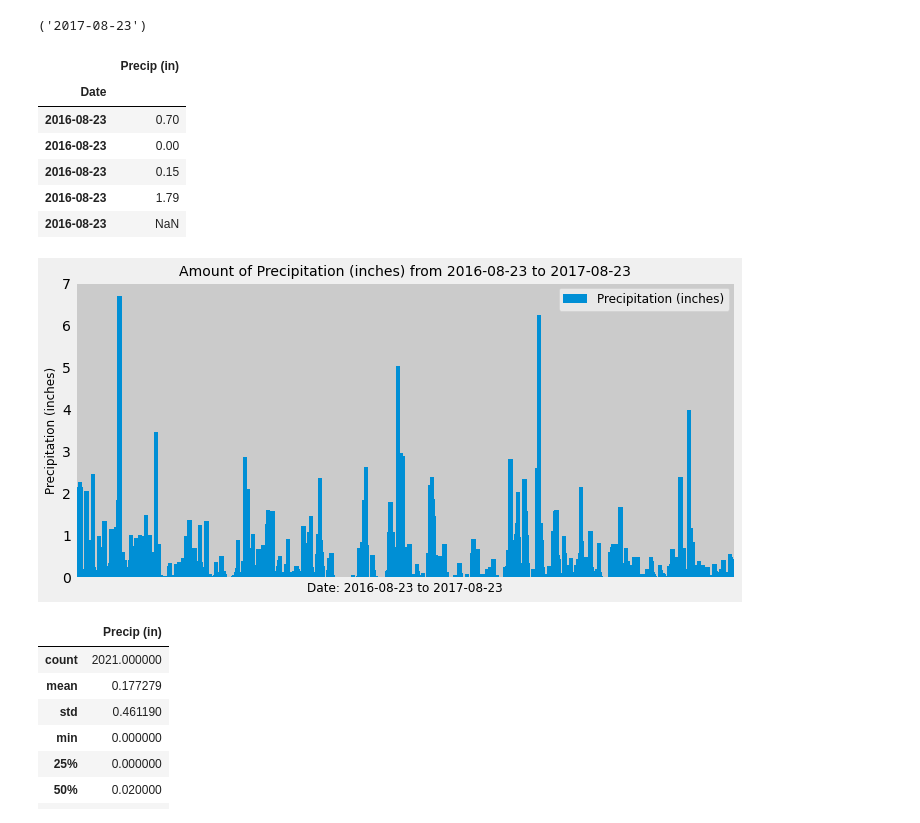
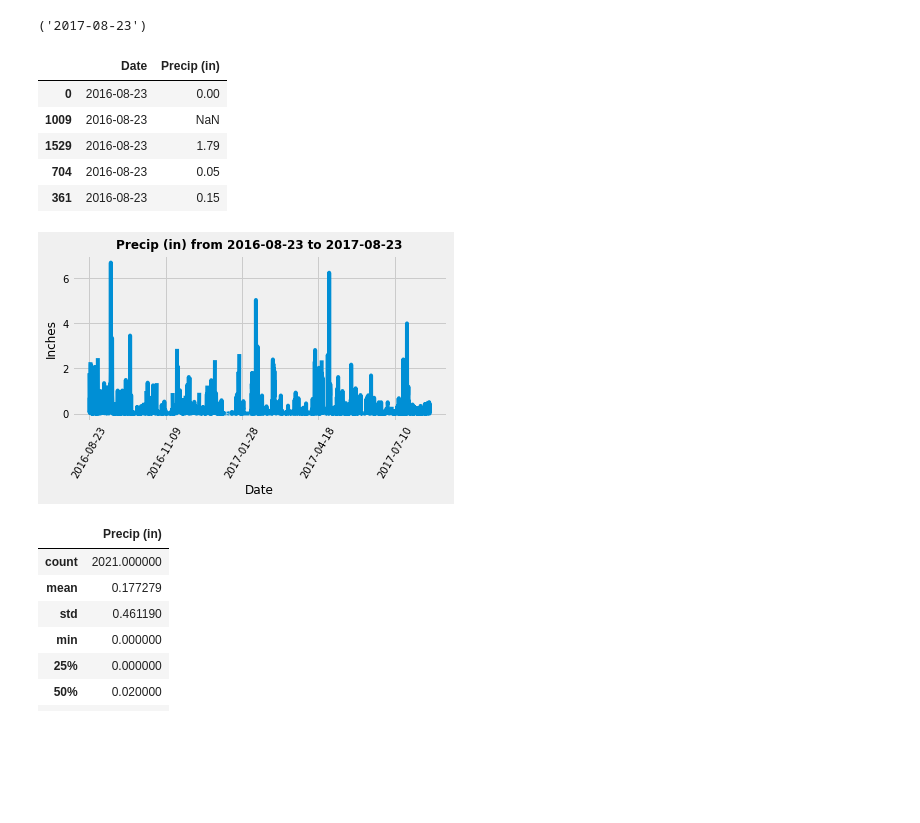
Before and after one commit to austin3216/sqlalchemy-challenge, a Jupyter notebook: climate_starter.ipynb, the cells around one changed output. Drawn from its saved outputs; the diff is of its cells as text; code cells hidden in the pictures; blank space fills up the shorter version.

Commit message:
Cleanup jupyter nb - new precip plot

```diff
--- a/climate_starter.ipynb
+++ b/climate_starter.ipynb
@@ -80,45 +80,54 @@ session.query(Measurement.date).order_by(Measurement.date.desc()).first()
 one_year_ago = dt.date(2017, 8, 23) - dt.timedelta(days=365)
 
 # Perform a query to retrieve the data and precipitation scores
-last_year_prcp = session.query(Measurement.date, Measurement.prcp).filter(Measurement.date >= one_year_ago).order_by(Measurement.date.desc()).all()
-# for measure in last_year_prcp:
+results = session.query(Measurement.date, Measurement.prcp).filter(Measurement.date >= one_year_ago).all()
+# for measure in results:
 #     print(measure.date, measure.prcp)
 
 # Save the query results as a Pandas DataFrame and set the index to the date column
-last_year_prcp_df = pd.DataFrame(last_year_prcp, columns=['Date', 'Precip (in)'])
-last_year_prcp_df.set_index('Date', inplace=True)
+df = pd.DataFrame(results, columns=['Date', 'Precip (in)'])
 
 # Sort the dataframe by date
-last_year_prcp_df_sorted = last_year_prcp_df.sort_values(by='Date')
-last_year_prcp_df_sorted.head()
+df = df.sort_values('Date')
+
+df.head()
 # %% [output]
-|  | Precip (in) |
-| Date |  |
-| 2016-08-23 | 0.70 |
-| 2016-08-23 | 0.00 |
-| 2016-08-23 | 0.15 |
-| 2016-08-23 | 1.79 |
-| 2016-08-23 | NaN |
+|  | Date | Precip (in) |
+| 0 | 2016-08-23 | 0.00 |
+| 1009 | 2016-08-23 | NaN |
+| 1529 | 2016-08-23 | 1.79 |
+| 704 | 2016-08-23 | 0.05 |
+| 361 | 2016-08-23 | 0.15 |
 # %%
 # Use Pandas Plotting with Matplotlib to plot the data
-ax = last_year_prcp_df_sorted.plot(kind='bar', figsize=(10,5), width=15)
-ax.legend(['Precipitation (inches)'], fontsize=12)
-ax.set_xlabel(f'Date: {one_year_ago} to 2017-08-23', fontsize=12)
-ax.set_ylabel('Precipitation (inches)', fontsize=12)
-ax.set_title(f'Amount of Precipitation (inches) from {one_year_ago} to 2017-08-23', fontsize=14)
 
-# turn off xticklabels - stackoverflow reference
-plt.tick_params(
-    axis='x',          # changes apply to the x-axis
-    which='both',      # both major and minor ticks
-    bottom=False,      # ticks along the bottom off
-    top=False,         # ticks along the top off
-    labelbottom=False) # labels along the bottom off
+# UPDATED PLOT
 
+df.plot(x='Date', y='Precip (in)', rot=60, fontsize=10, legend=False)
+plt.xlabel('Date', fontsize=12)
+plt.ylabel('Inches', fontsize=12)
+plt.title(f'Precip (in) from {one_year_ago} to 2017-08-23', fontsize=12, fontweight='bold')
 plt.tight_layout()
 plt.show()
+
+# ax = last_year_prcp_df_sorted.plot(kind='bar', figsize=(10,5), width=15)
+# ax.legend(['Precipitation (inches)'], fontsize=12)
+# ax.set_xlabel(f'Date: {one_year_ago} to 2017-08-23', fontsize=12)
+# ax.set_ylabel('Precipitation (inches)', fontsize=12)
+# ax.set_title(f'Amount of Precipitation (inches) from {one_year_ago} to 2017-08-23', fontsize=14)
+
+# # turn off xticklabels - stackoverflow reference
+# plt.tick_params(
+#     axis='x',          # changes apply to the x-axis
+#     which='both',      # both major and minor ticks
+#     bottom=False,      # ticks along the bottom off
+#     top=False,         # ticks along the top off
+#     labelbottom=False) # labels along the bottom off
+
+# plt.tight_layout()
+# plt.show()
 # %% [output]
-[figure, old version]
+[figure, new version]
 # %%
 # Use Pandas to calcualte the summary statistics for the precipitation data
 last_year_prcp_df_sorted.describe()
```
Also changed, not shown: parts of 1 cell of this notebook.
